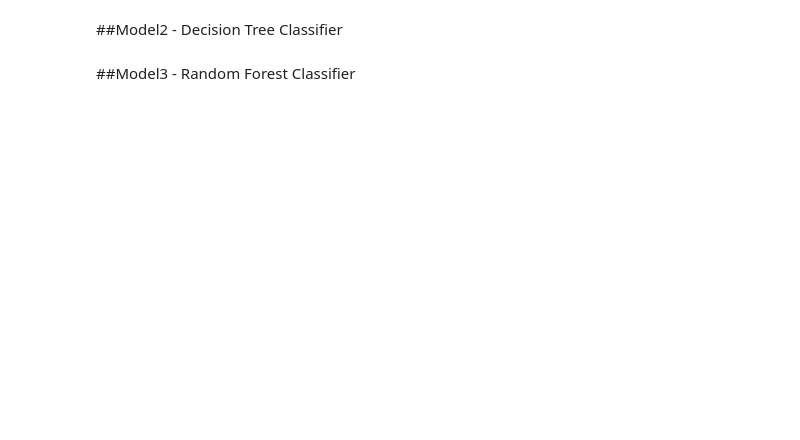
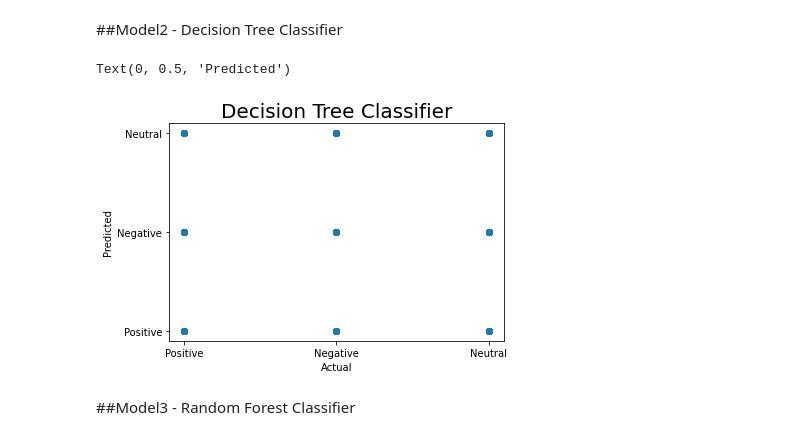
Before and after one commit to varsha-rani-15/Coronavirus-Tweet-Sentiment-Analysis, a Jupyter notebook: Coronavirus_Tweet_Sentiment_Analysis_Capstone_Project.ipynb, the cells around one changed output. Saved outputs shown, nothing was run; the diff lists cells and outputs as text; code cells hidden in the pictures; blank space fills up the shorter version.

```diff
--- a/Coronavirus_Tweet_Sentiment_Analysis_Capstone_Project.ipynb
+++ b/Coronavirus_Tweet_Sentiment_Analysis_Capstone_Project.ipynb
@@ -467,6 +490,15 @@ model2 = Pipeline([('vectorizer', tvec), ('classifier', DTC)])
 model2.fit(x_train, y_train)
 
 y_pred_DTC = model2.predict(x_test)
+# %%
+# scatter plot of Decision Tree Classifier
+plt.scatter(y_test, y_pred_DTC)
+plt.title('Decision Tree Classifier', fontsize=20)
+plt.xlabel('Actual')
+plt.ylabel('Predicted')
+# %% [output]
+Text(0, 0.5, 'Predicted')
+[figure, added]
 # %% [markdown]
 ##Model3 - Random Forest Classifier
 # %%
```
Also changed, not shown: parts of 15 cells of this notebook.
